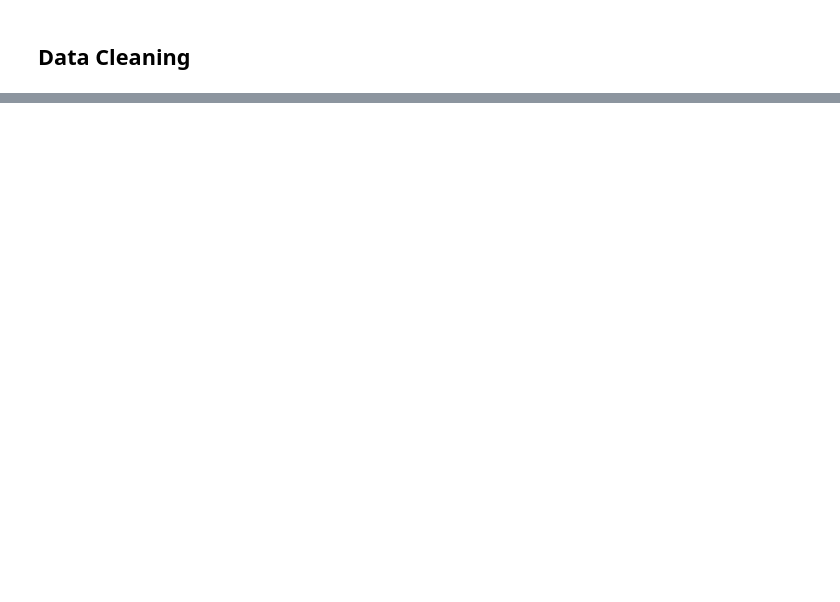
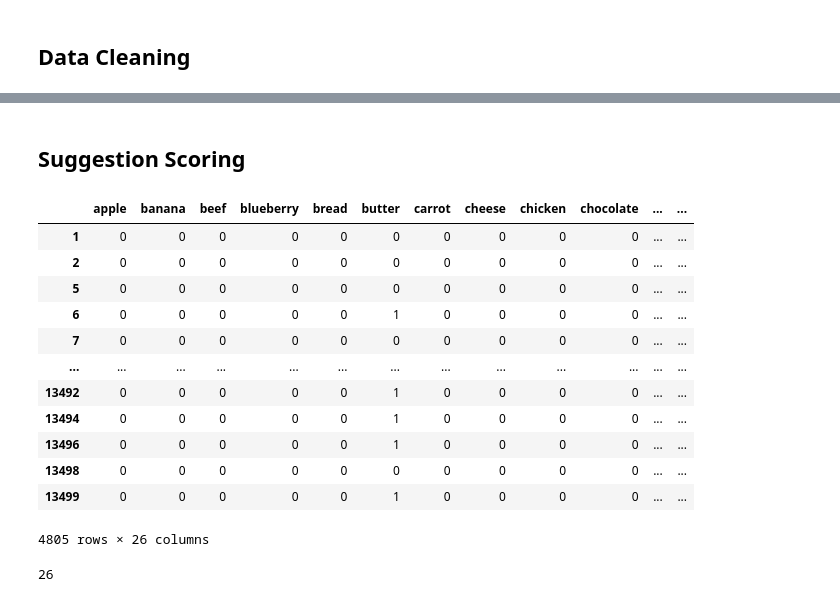
Before and after one commit to mjaber95/FeedMe, a Jupyter notebook: notebooks/christopher_recipes.ipynb, the cells around one changed output, grey strips where cells are left out. Saved outputs shown, nothing was run; the diff lists cells and outputs as text; code cells hidden in the pictures; blank space fills up the shorter version.

```diff
--- a/notebooks/christopher_recipes.ipynb
+++ b/notebooks/christopher_recipes.ipynb
@@ -491,0 +245,4 @@ df_prep_time_na.to_csv('/Users/chrissibierich/code/christopherbierich/FeedMe/raw
+# %%
+df['Remove'] = df['Tokenized_Ingredients'].apply(lambda x: filter(x))
+# %%
+df_filtered = df[df['Remove']==0]
@@ -491,0 +281,2 @@ df_prep_time_na.to_csv('/Users/chrissibierich/code/christopherbierich/FeedMe/raw
+# %%
+df_filtered['Prep Time'] = df_filtered['Instructions'].apply(lambda x: prep_time(x))
@@ -494,7 +301,7 @@ def prep_time_range(prep_time_min):
     prep_time_h = round(prep_time_min / 60)
     return f'{prep_time_h} - {prep_time_h + 1} hours'
 # %%
-df_prep_time_na['Prep Time Range'] = df_prep_time_na['Prep Time'].apply(lambda x: prep_time_range(x))
+df_filtered['Prep Time Range'] = df_filtered['Prep Time'].apply(lambda x: prep_time_range(x))
 # %% [output]
 A value is trying to be set on a copy of a slice from a DataFrame.
 Try using .loc[row_indexer,col_indexer] = value instead
@@ -519,0 +321,18 @@ df_prep_time_na
+# %% [markdown]
+## Suggestion Scoring
+# %%
+df_filtered[ingredients_lem]
+# %% [output]
+|  | apple | banana | beef | blueberry | bread | butter | carrot | cheese | chicken | chocolate | ... | ... |
+| 1 | 0 | 0 | 0 | 0 | 0 | 0 | 0 | 0 | 0 | 0 | ... | ... |
+| 2 | 0 | 0 | 0 | 0 | 0 | 0 | 0 | 0 | 0 | 0 | ... | ... |
+| 5 | 0 | 0 | 0 | 0 | 0 | 0 | 0 | 0 | 0 | 0 | ... | ... |
+| 6 | 0 | 0 | 0 | 0 | 0 | 1 | 0 | 0 | 0 | 0 | ... | ... |
+| 7 | 0 | 0 | 0 | 0 | 0 | 0 | 0 | 0 | 0 | 0 | ... | ... |
+| ... | ... | ... | ... | ... | ... | ... | ... | ... | ... | ... | ... | ... |
+| 13492 | 0 | 0 | 0 | 0 | 0 | 1 | 0 | 0 | 0 | 0 | ... | ... |
+| 13494 | 0 | 0 | 0 | 0 | 0 | 1 | 0 | 0 | 0 | 0 | ... | ... |
+| 13496 | 0 | 0 | 0 | 0 | 0 | 1 | 0 | 0 | 0 | 0 | ... | ... |
+| 13498 | 0 | 0 | 0 | 0 | 0 | 0 | 0 | 0 | 0 | 0 | ... | ... |
+| 13499 | 0 | 0 | 0 | 0 | 0 | 1 | 0 | 0 | 0 | 0 | ... | ... |
+4805 rows × 26 columns
@@ -519,0 +347,4 @@ df_prep_time_na
+# %%
+len(ingredients_lem)
+# %% [output]
+26
```
Also changed, not shown: parts of 107 cells of this notebook.
